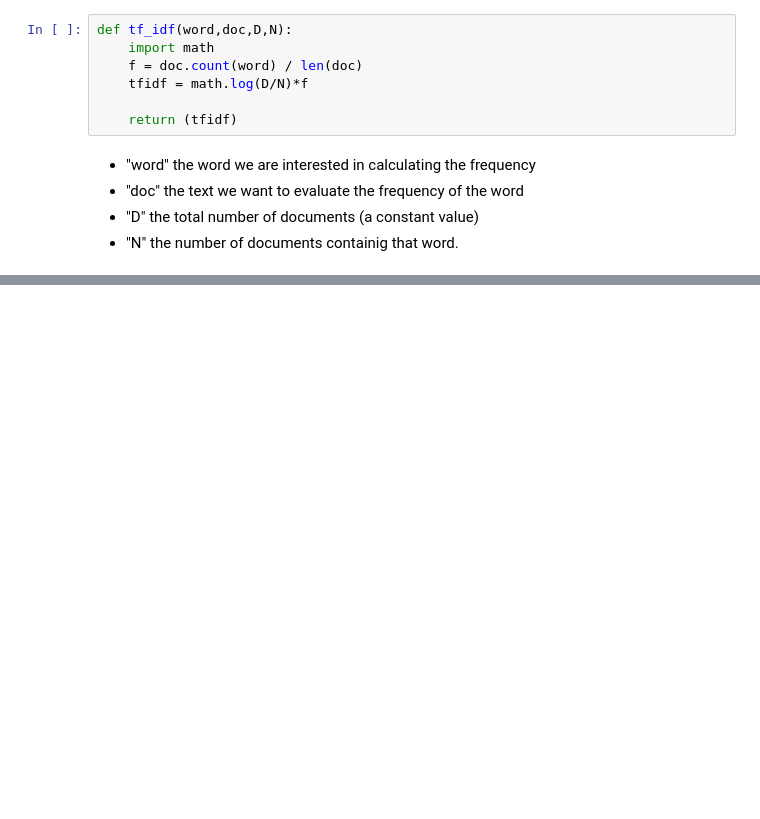
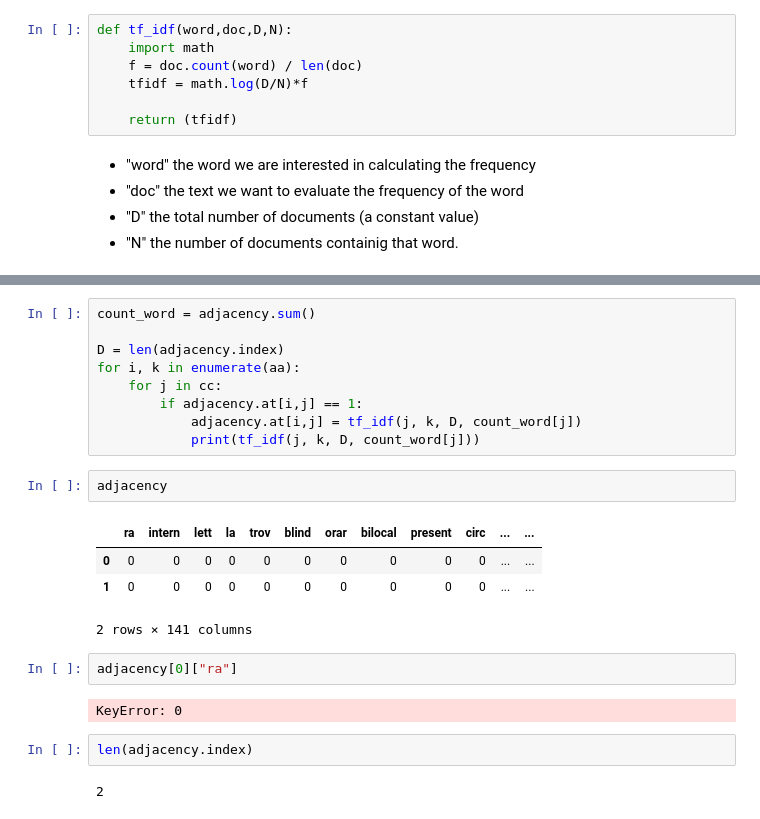
Before and after one commit to MariaLuisaCroci/HW4-ADM, a Jupyter notebook: HW4_27Nov.ipynb, the cells around one changed output, grey strips where cells are left out. Saved outputs shown, nothing was run; the diff lists cells and outputs as text; blank space fills up the shorter version.

```diff
--- a/HW4_27Nov.ipynb
+++ b/HW4_27Nov.ipynb
@@ -338,0 +339,24 @@ for i, k in enumerate(descr):
+# %%
+count_word = adjacency.sum()
+
+D = len(adjacency.index)
+for i, k in enumerate(aa):
+    for j in cc:
+        if adjacency.at[i,j] == 1:
+            adjacency.at[i,j] = tf_idf(j, k, D, count_word[j])
+            print(tf_idf(j, k, D, count_word[j]))
+# %%
+adjacency
+# %% [output]
+|  | ra | intern | lett | la | trov | blind | orar | bilocal | present | circ | ... | ... |
+| 0 | 0 | 0 | 0 | 0 | 0 | 0 | 0 | 0 | 0 | 0 | ... | ... |
+| 1 | 0 | 0 | 0 | 0 | 0 | 0 | 0 | 0 | 0 | 0 | ... | ... |
+2 rows × 141 columns
+# %%
+adjacency[0]["ra"]
+# %% [output]
+KeyError: 0
+# %%
+len(adjacency.index)
+# %% [output]
+2
```
Also changed, not shown: parts of 21 cells of this notebook.
